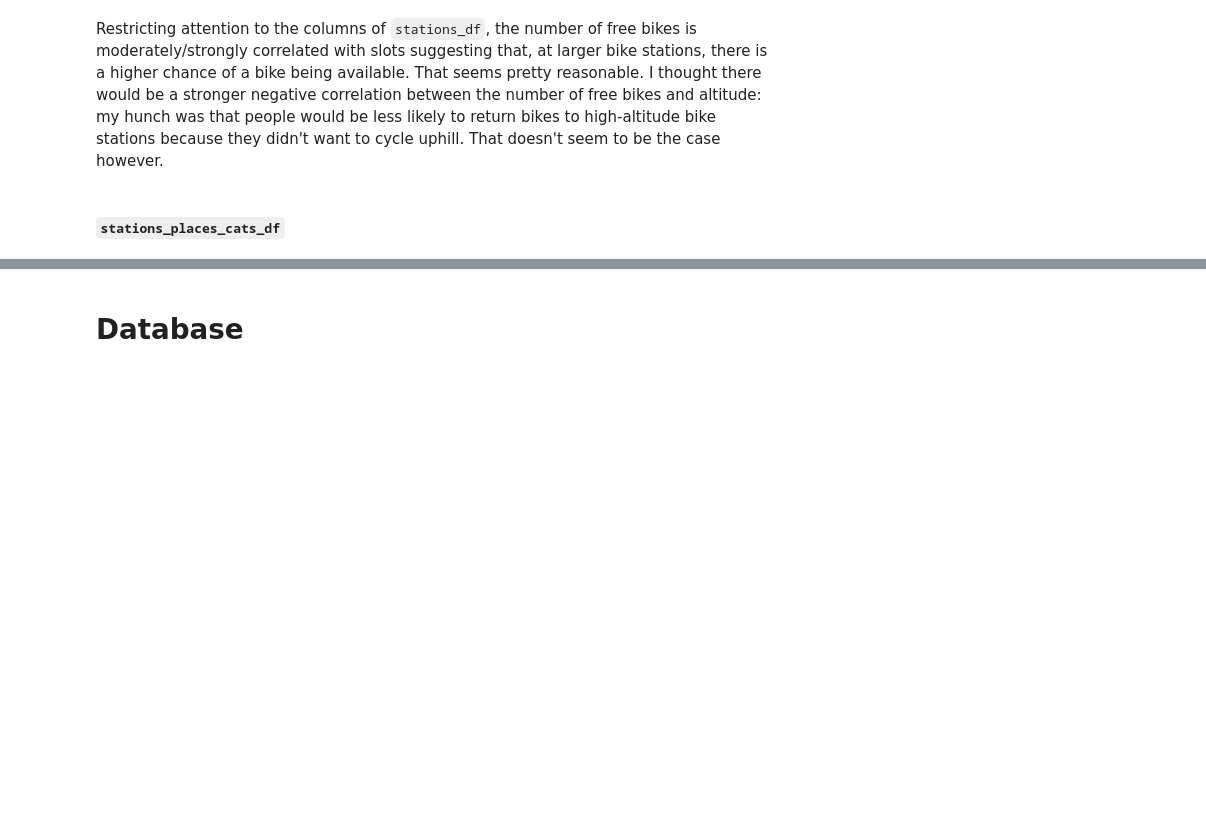
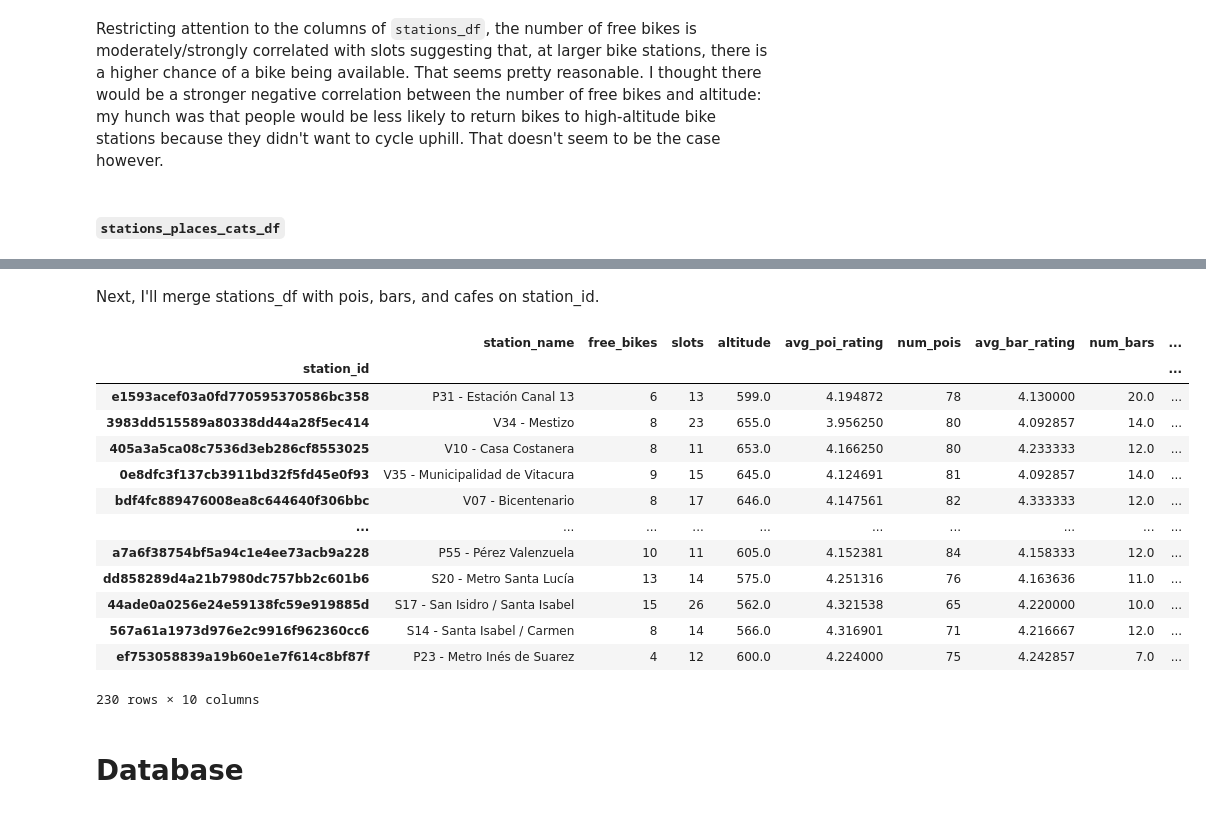
Before and after one commit to harnettd/stat-modelling-with-python, a Jupyter notebook: notebooks/joining_data.ipynb, the cells around one changed output, grey strips where cells are left out. Saved outputs shown, nothing was run; the diff lists cells and outputs as text; code cells hidden in the pictures; blank space fills up the shorter version.

```diff
--- a/notebooks/joining_data.ipynb
+++ b/notebooks/joining_data.ipynb
@@ -181,0 +230,8 @@ Next, I'll look for nontrivial relationships between the number of free bikes at
+# %%
+cols = ['station_id', 'rating', 'category_name']
+tmp = stations_places_cats_df[cols]
+# %%
+pois = tmp.groupby(by='station_id')\
+    .agg({'rating': 'mean', 'category_name': 'count'})
+pois.columns = ['avg_poi_rating', 'num_pois']
+pois
@@ -181,0 +253,6 @@ Next, I'll look for nontrivial relationships between the number of free bikes at
+# %%
+bars = tmp[tmp['category_name'].apply(is_bar)]\
+    .groupby(by='station_id')\
+    .agg({'rating': 'mean', 'category_name': 'count'})
+bars.columns = ['avg_bar_rating', 'num_bars']
+bars
@@ -181,0 +274,6 @@ Next, I'll look for nontrivial relationships between the number of free bikes at
+# %%
+cafes = tmp[tmp['category_name'].apply(is_cafe)]\
+    .groupby(by='station_id')\
+    .agg({'rating': 'mean', 'category_name': 'count'})
+cafes.columns = ['avg_cafe_rating', 'num_cafes']
+cafes
@@ -182,3 +297,29 @@ Next, I'll look for nontrivial relationships between the number of free bikes at
+# %% [markdown]
+Next, I'll merge stations_df with pois, bars, and cafes on station_id.
+# %%
+cols = ['station_id', 'station_name', 'free_bikes', 'slots', 'altitude']
+stations_trimmed_df = stations_df[cols].copy()
+stations_trimmed_df.set_index('station_id', inplace=True)
+stations_pois_df = stations_trimmed_df\
+    .merge(pois, how='left', left_index=True, right_index=True)\
+    .merge(bars, how='left', left_index=True, right_index=True)\
+    .merge(cafes, how='left', left_index=True, right_index=True)
+stations_pois_df
+# %% [output]
+|  | station_name | free_bikes | slots | altitude | avg_poi_rating | num_pois | avg_bar_rating | num_bars | ... |
+| station_id |  |  |  |  |  |  |  |  | ... |
+| e1593acef03a0fd770595370586bc358 | P31 - Estación Canal 13 | 6 | 13 | 599.0 | 4.194872 | 78 | 4.130000 | 20.0 | ... |
+| 3983dd515589a80338dd44a28f5ec414 | V34 - Mestizo | 8 | 23 | 655.0 | 3.956250 | 80 | 4.092857 | 14.0 | ... |
+| 405a3a5ca08c7536d3eb286cf8553025 | V10 - Casa Costanera | 8 | 11 | 653.0 | 4.166250 | 80 | 4.233333 | 12.0 | ... |
+| 0e8dfc3f137cb3911bd32f5fd45e0f93 | V35 - Municipalidad de Vitacura | 9 | 15 | 645.0 | 4.124691 | 81 | 4.092857 | 14.0 | ... |
+| bdf4fc889476008ea8c644640f306bbc | V07 - Bicentenario | 8 | 17 | 646.0 | 4.147561 | 82 | 4.333333 | 12.0 | ... |
+| ... | ... | ... | ... | ... | ... | ... | ... | ... | ... |
+| a7a6f38754bf5a94c1e4ee73acb9a228 | P55 - Pérez Valenzuela | 10 | 11 | 605.0 | 4.152381 | 84 | 4.158333 | 12.0 | ... |
+| dd858289d4a21b7980dc757bb2c601b6 | S20 - Metro Santa Lucía | 13 | 14 | 575.0 | 4.251316 | 76 | 4.163636 | 11.0 | ... |
+| 44ade0a0256e24e59138fc59e919885d | S17 - San Isidro / Santa Isabel | 15 | 26 | 562.0 | 4.321538 | 65 | 4.220000 | 10.0 | ... |
+| 567a61a1973d976e2c9916f962360cc6 | S14 - Santa Isabel / Carmen | 8 | 14 | 566.0 | 4.316901 | 71 | 4.216667 | 12.0 | ... |
+| ef753058839a19b60e1e7f614c8bf87f | P23 - Metro Inés de Suarez | 4 | 12 | 600.0 | 4.224000 | 75 | 4.242857 | 7.0 | ... |
+230 rows × 10 columns
 # %% [markdown]
 # Database
 # %% [markdown]
```
Also changed, not shown: parts of 11 cells of this notebook.
